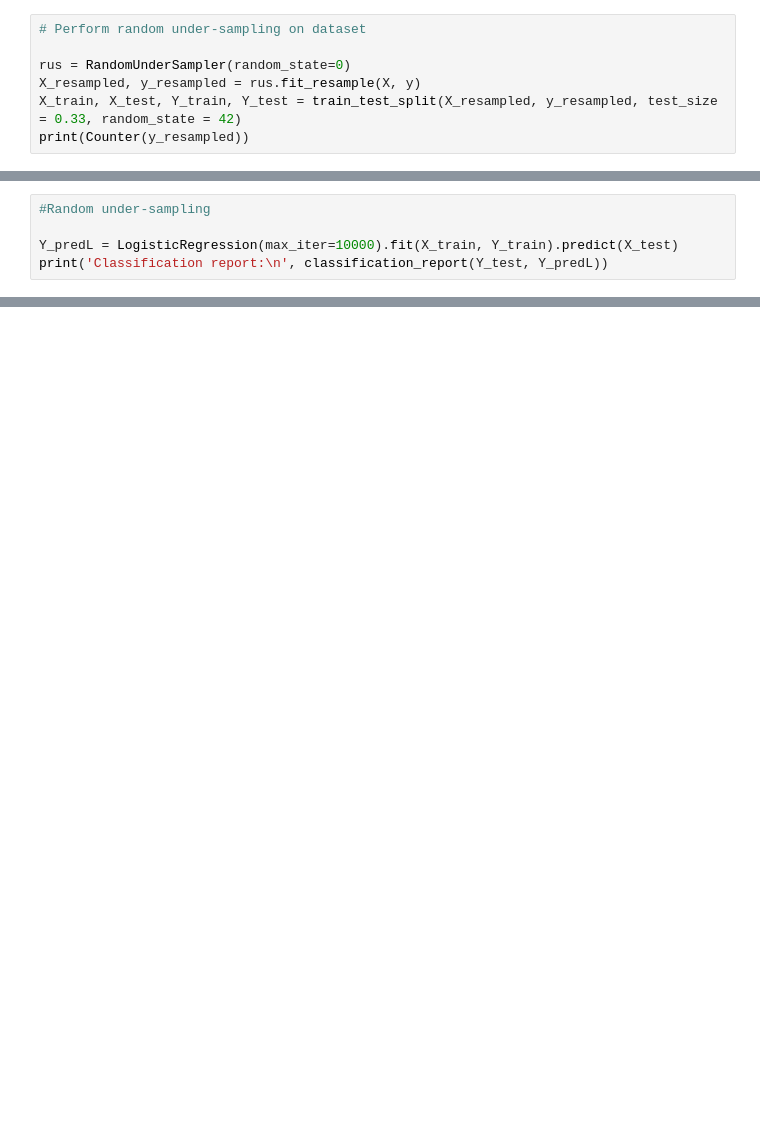
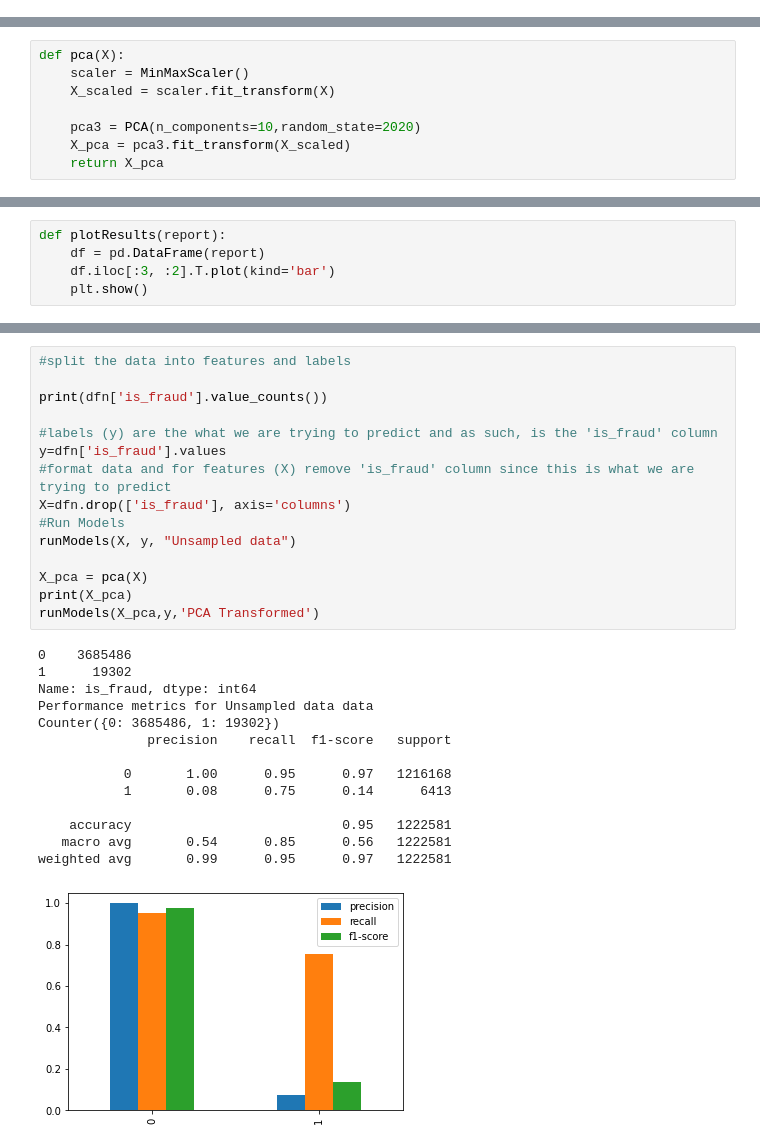
Before and after one commit to MBrozhko34/MachineLearningFYP, a Jupyter notebook: FYP Work.ipynb, the cells around one changed output, grey strips where cells are left out. Saved outputs shown, nothing was run; the diff lists cells and outputs as text; blank space fills up the shorter version.

```diff
--- a/FYP Work.ipynb
+++ b/FYP Work.ipynb
@@ -417,7 +0,0 @@ print('Classification report:\n', classification_report(Y_test, Y_predMLP))
-# %%
-# Perform random under-sampling on dataset
-
-rus = RandomUnderSampler(random_state=0)
-X_resampled, y_resampled = rus.fit_resample(X, y)
-X_train, X_test, Y_train, Y_test = train_test_split(X_resampled, y_resampled, test_size = 0.33, random_state = 42)
-print(Counter(y_resampled))
@@ -426,5 +0,0 @@ Counter({0: 19302, 1: 19302})
-# %%
-#Random under-sampling
-
-Y_predL = LogisticRegression(max_iter=10000).fit(X_train, Y_train).predict(X_test)
-print('Classification report:\n', classification_report(Y_test, Y_predL))
@@ -488,0 +169,8 @@ weighted avg       0.65      0.59      0.55     11582
+# %%
+def pca(X):
+    scaler = MinMaxScaler()
+    X_scaled = scaler.fit_transform(X)
+
+    pca3 = PCA(n_components=10,random_state=2020)
+    X_pca = pca3.fit_transform(X_scaled)
+    return X_pca
@@ -488,0 +215,5 @@ weighted avg       0.65      0.59      0.55     11582
+# %%
+def plotResults(report):
+    df = pd.DataFrame(report)
+    df.iloc[:3, :2].T.plot(kind='bar')
+    plt.show()
@@ -488,0 +285,30 @@ weighted avg       0.65      0.59      0.55     11582
+# %%
+#split the data into features and labels
+
+print(dfn['is_fraud'].value_counts())
+
+#labels (y) are the what we are trying to predict and as such, is the 'is_fraud' column
+y=dfn['is_fraud'].values
+#format data and for features (X) remove 'is_fraud' column since this is what we are trying to predict
+X=dfn.drop(['is_fraud'], axis='columns')
+#Run Models
+runModels(X, y, "Unsampled data")
+
+X_pca = pca(X)
+print(X_pca)
+runModels(X_pca,y,'PCA Transformed')
+# %% [output]
+0    3685486
+1      19302
+Name: is_fraud, dtype: int64
+Performance metrics for Unsampled data data
+Counter({0: 3685486, 1: 19302})
+              precision    recall  f1-score   support
+
+           0       1.00      0.95      0.97   1216168
+           1       0.08      0.75      0.14      6413
+
+    accuracy                           0.95   1222581
+   macro avg       0.54      0.85      0.56   1222581
+weighted avg       0.99      0.95      0.97   1222581
+[figure, added]
```
Also changed, not shown: parts of 68 cells of this notebook.
